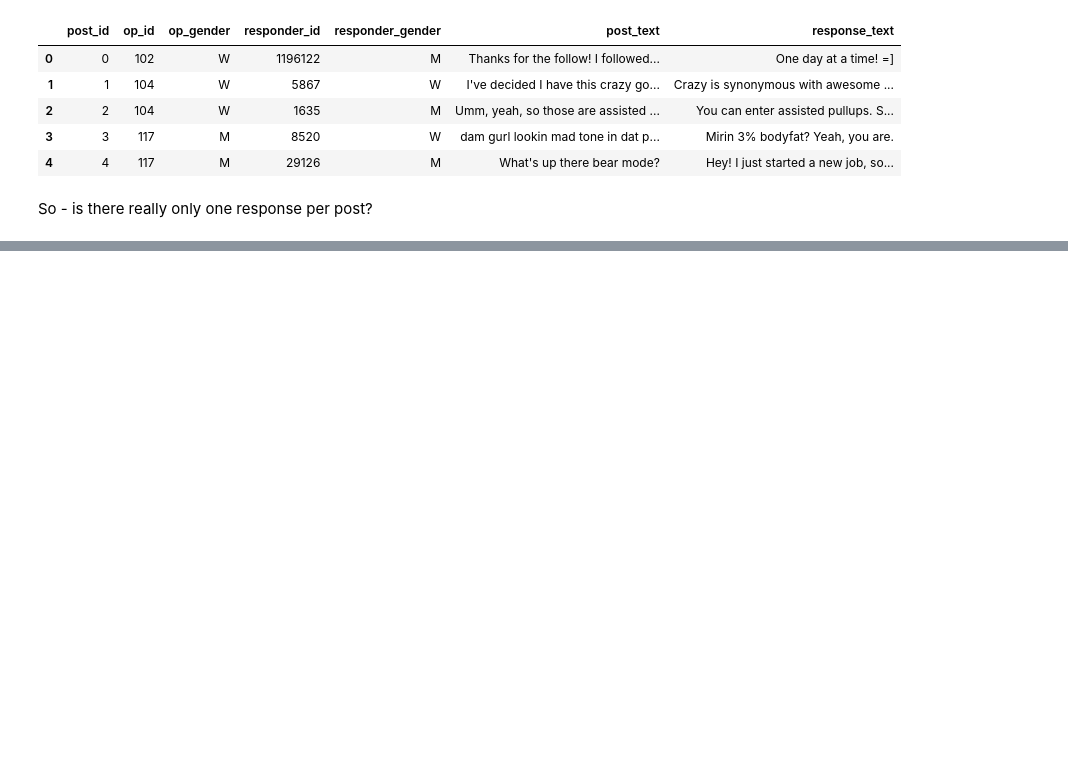
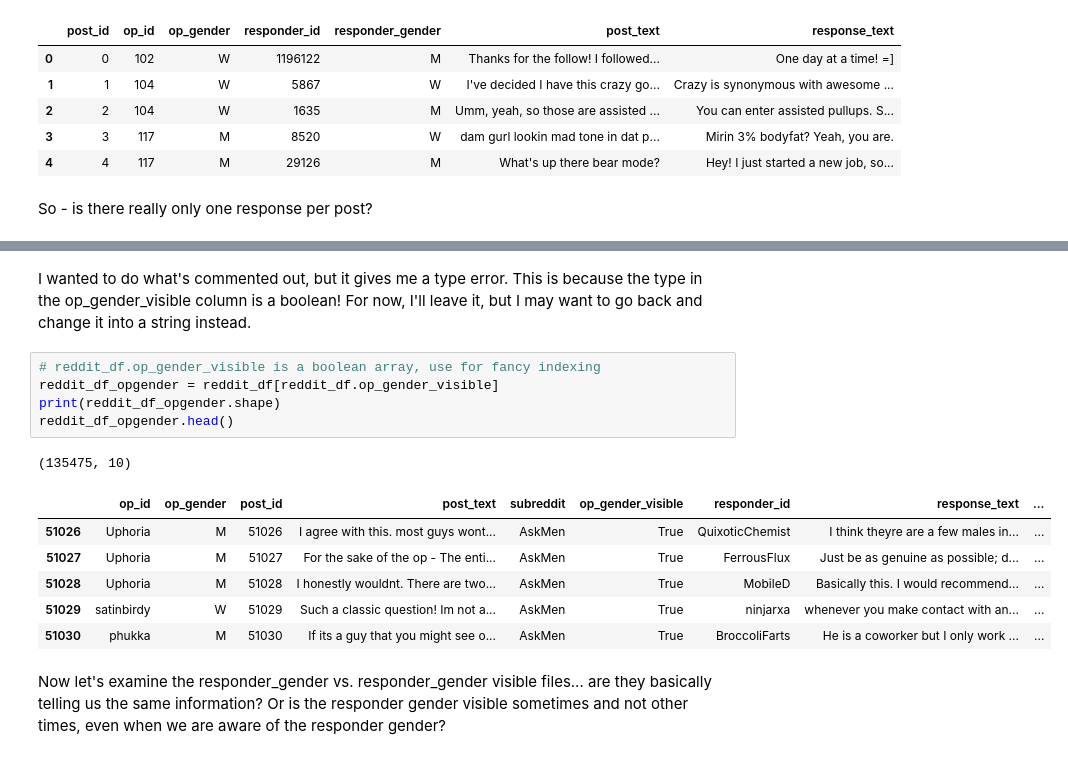
Before and after one commit to Data-Science-for-Linguists-2019/Gendered-Interaction-Online, a Jupyter notebook: exploratory_data_analysis/modifying_dataset.ipynb, the cells around one changed output, grey strips where cells are left out. Drawn from its saved outputs; the diff is of its cells as text; blank space fills up the shorter version.

```diff
--- a/exploratory_data_analysis/modifying_dataset.ipynb
+++ b/exploratory_data_analysis/modifying_dataset.ipynb
@@ -463,0 +580,17 @@ So - is there really only one response per post?
+# %% [markdown]
+I wanted to do what's commented out, but it gives me a type error. This is because the type in the op_gender_visible column is a boolean! For now, I'll leave it, but I may want to go back and change it into a string instead.
+# %%
+# reddit_df.op_gender_visible is a boolean array, use for fancy indexing
+reddit_df_opgender = reddit_df[reddit_df.op_gender_visible]
+print(reddit_df_opgender.shape)
+reddit_df_opgender.head()
+# %% [output]
+(135475, 10)
+|  | op_id | op_gender | post_id | post_text | subreddit | op_gender_visible | responder_id | response_text | ... |
+| 51026 | Uphoria | M | 51026 | I agree with this. most guys wont... | AskMen | True | QuixoticChemist | I think theyre are a few males in... | ... |
+| 51027 | Uphoria | M | 51027 | For the sake of the op - The enti... | AskMen | True | FerrousFlux | Just be as genuine as possible; d... | ... |
+| 51028 | Uphoria | M | 51028 | I honestly wouldnt. There are two... | AskMen | True | MobileD | Basically this. I would recommend... | ... |
+| 51029 | satinbirdy | W | 51029 | Such a classic question! Im not a... | AskMen | True | ninjarxa | whenever you make contact with an... | ... |
+| 51030 | phukka | M | 51030 | If its a guy that you might see o... | AskMen | True | BroccoliFarts | He is a coworker but I only work ... | ... |
+# %% [markdown]
+Now let's examine the responder_gender vs. responder_gender visible files... are they basically telling us the same information? Or is the responder gender visible sometimes and not other times, even when we are aware of the responder gender?
```
Also changed, not shown: parts of 26 cells of this notebook.
